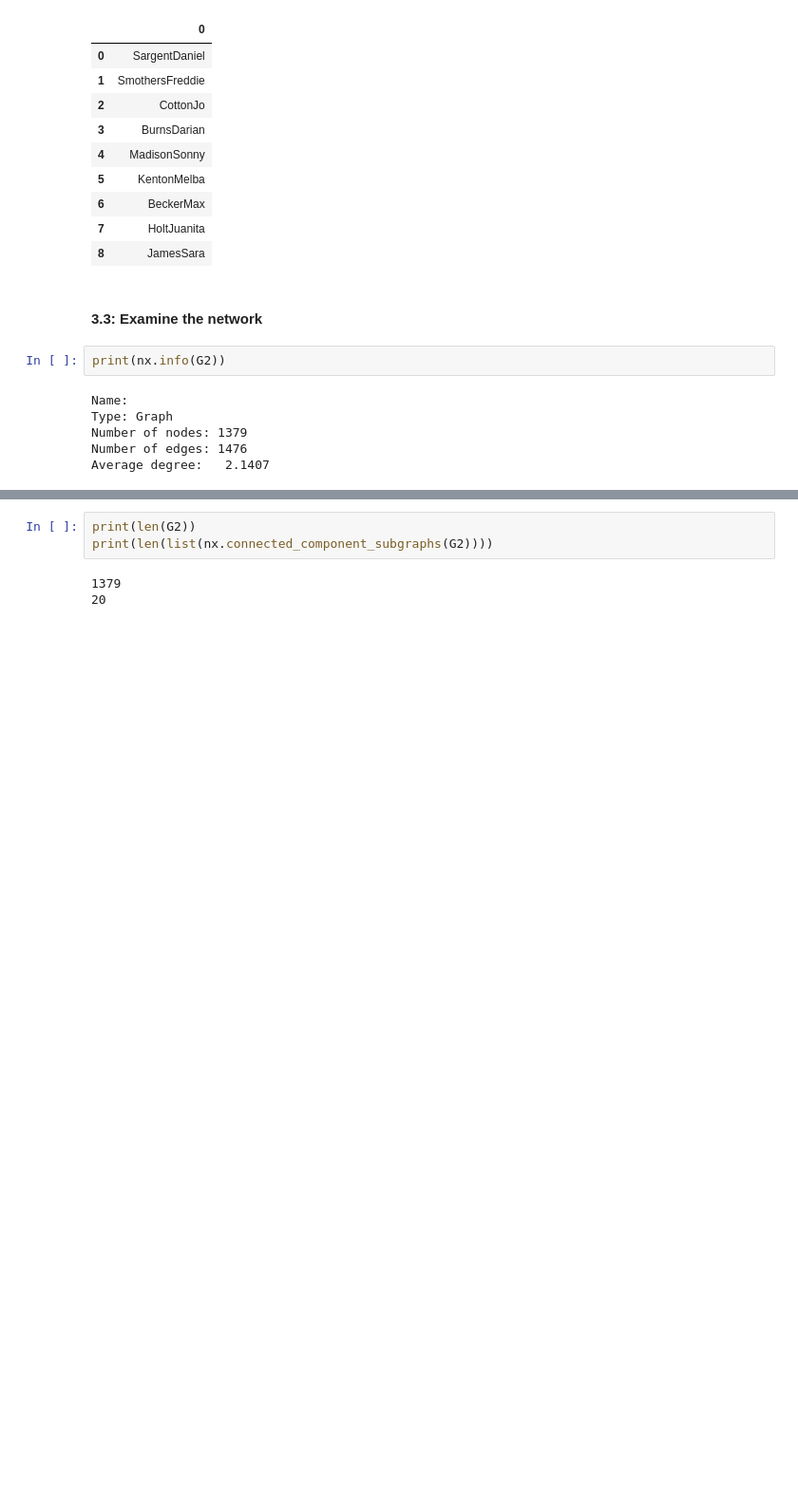
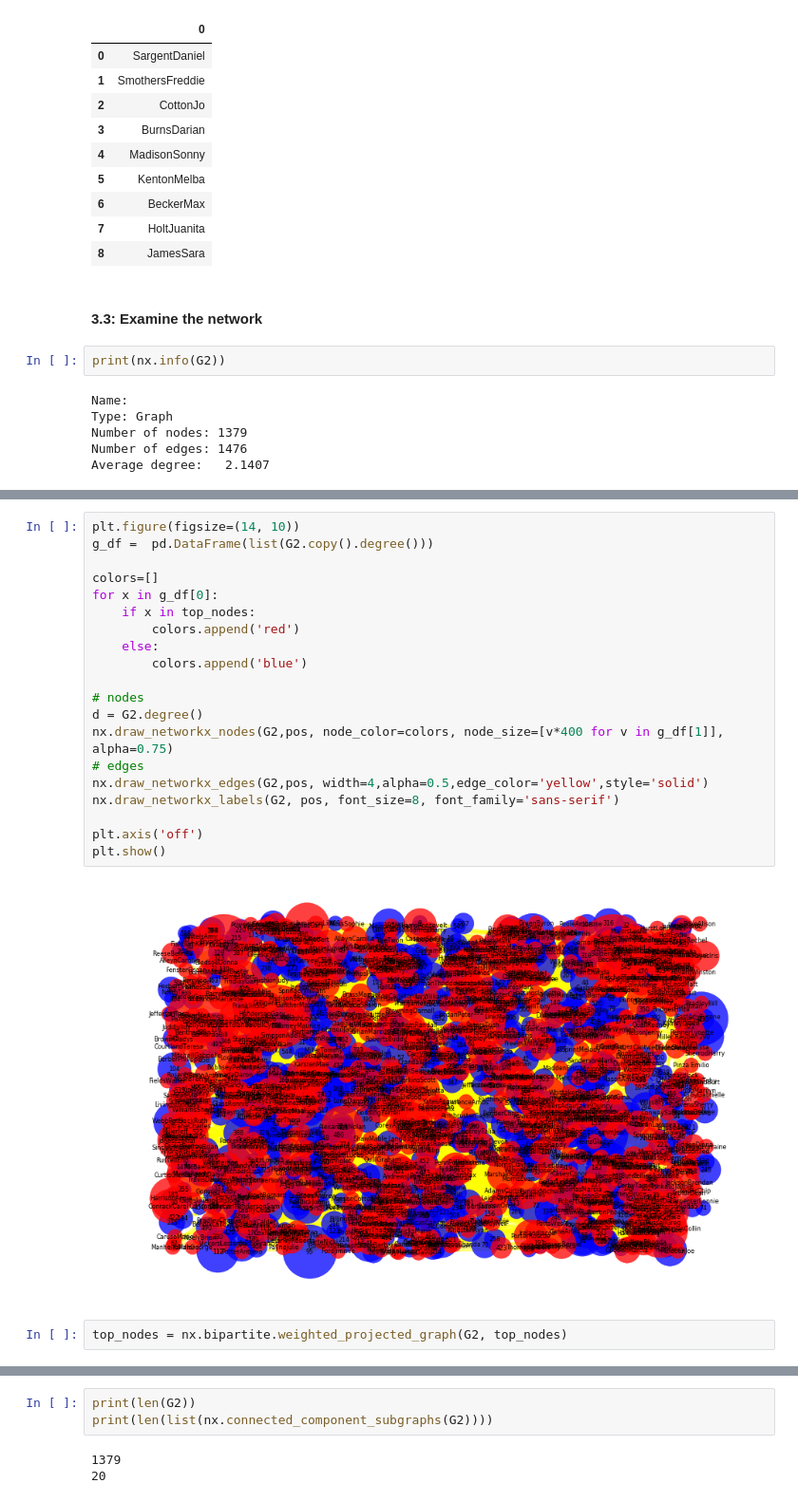
Before and after one commit to silverrainb/web-analytics, a Jupyter notebook: project2/Project2 Meaghan 07-01-18.ipynb, the cells around one changed output, grey strips where cells are left out. Shown at 95% size. Cells and saved outputs as stored; diff of their text form; blank space fills up the shorter version.

```diff
--- a/project2/Project2 Meaghan 07-01-18.ipynb
+++ b/project2/Project2 Meaghan 07-01-18.ipynb
@@ -198,0 +199,24 @@ plt.show()
+# %%
+plt.figure(figsize=(14, 10))
+g_df =  pd.DataFrame(list(G2.copy().degree()))
+
+colors=[]
+for x in g_df[0]:
+    if x in top_nodes:
+        colors.append('red')
+    else:
+        colors.append('blue')
+
+# nodes
+d = G2.degree()
+nx.draw_networkx_nodes(G2,pos, node_color=colors, node_size=[v*400 for v in g_df[1]], alpha=0.75)
+# edges
+nx.draw_networkx_edges(G2,pos, width=4,alpha=0.5,edge_color='yellow',style='solid')
+nx.draw_networkx_labels(G2, pos, font_size=8, font_family='sans-serif')
+
+plt.axis('off')
+plt.show()
+# %% [output]
+[figure, added]
+# %%
+top_nodes = nx.bipartite.weighted_projected_graph(G2, top_nodes)
```
Also changed, not shown: parts of 9 cells of this notebook.
